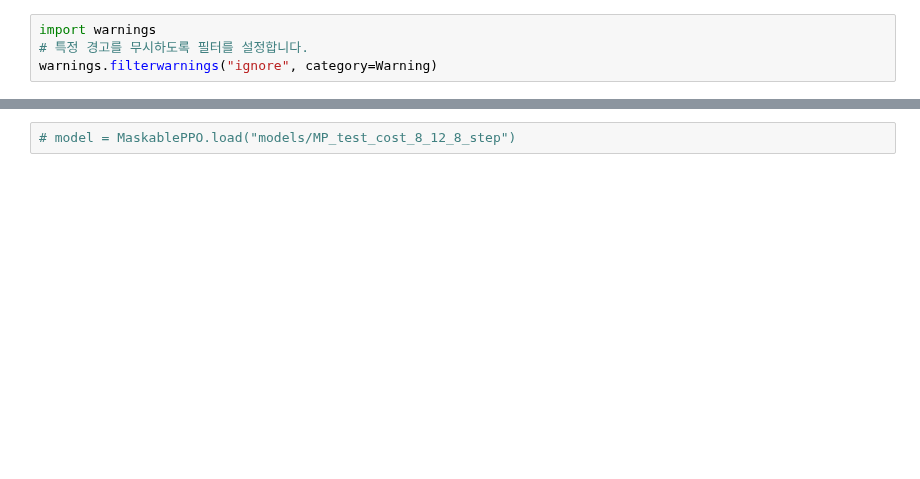
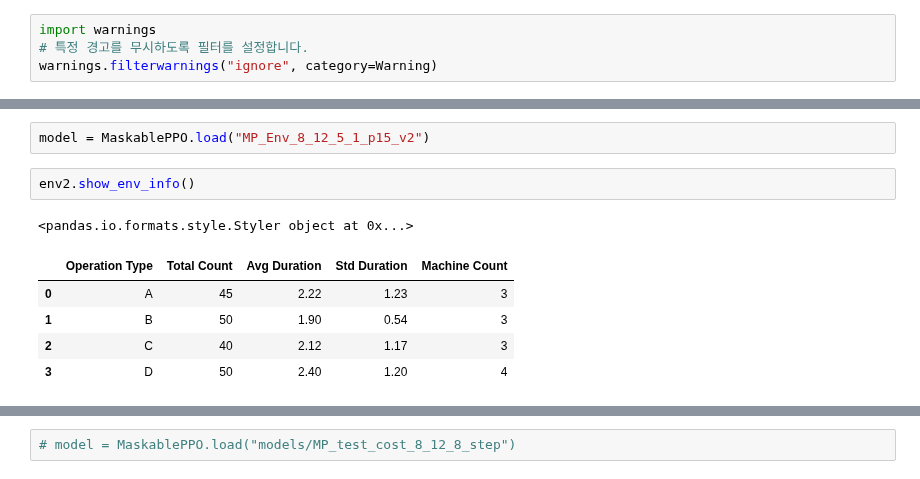
Before and after one commit to Huch0/RL-Scheduler, a Jupyter notebook: Test_CustomRepeatableEnv.ipynb, the cells around one changed output, grey strips where cells are left out. Drawn from its saved outputs; the diff is of its cells as text; blank space fills up the shorter version.

```diff
--- a/Test_CustomRepeatableEnv.ipynb
+++ b/Test_CustomRepeatableEnv.ipynb
@@ -155,0 +53,11 @@ model.save("MP_test_cost_5_8_5_1_v1")
+# %%
+model = MaskablePPO.load("MP_Env_8_12_5_1_p15_v2")
+# %%
+env2.show_env_info()
+# %% [output]
+<pandas.io.formats.style.Styler object at 0x...>
+|  | Operation Type | Total Count | Avg Duration | Std Duration | Machine Count |
+| 0 | A | 45 | 2.22 | 1.23 | 3 |
+| 1 | B | 50 | 1.90 | 0.54 | 3 |
+| 2 | C | 40 | 2.12 | 1.17 | 3 |
+| 3 | D | 50 | 2.40 | 1.20 | 4 |
```
Also changed, not shown: parts of 36 cells of this notebook.
